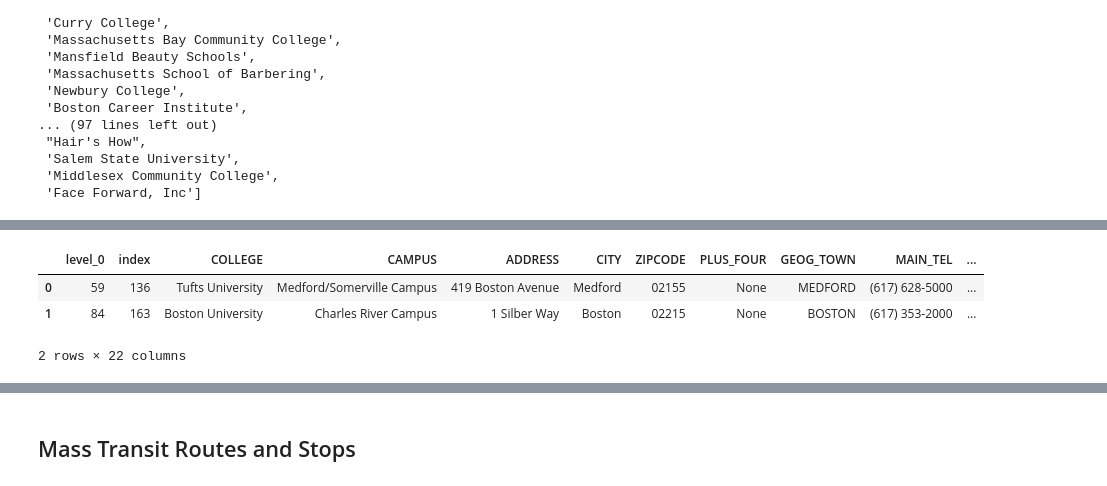
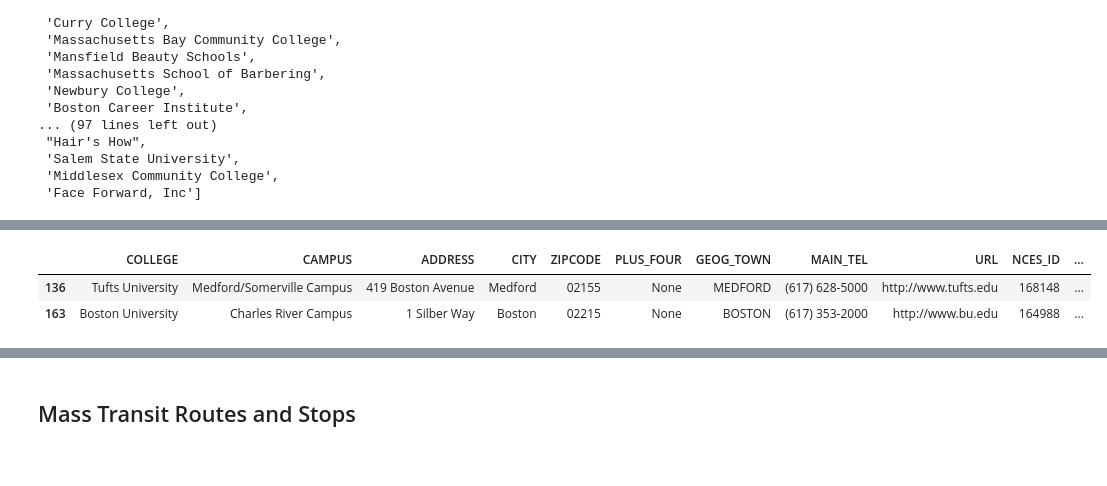
Before and after one commit to jcheng02/uep239-final-project, a Jupyter notebook: jcheng02_uep239_final_project.ipynb, the cells around one changed output, grey strips where cells are left out. Cells and saved outputs as stored; diff of their text form; code cells hidden in the pictures.

```diff
--- a/jcheng02_uep239_final_project.ipynb
+++ b/jcheng02_uep239_final_project.ipynb
@@ -247,7 +247,7 @@ def convert_n_clip(orig_gdf, extent_gdf):
     Convert to the coordinate reference system (CRS) of the original GDF and clip to the extent of the extent GDF.
     """
     orig_gdf = orig_gdf.to_crs(extent_gdf.crs)
-    clipped_gdf = gpd.clip(orig_gdf, extent_gdf).reset_index()
+    clipped_gdf = gpd.clip(orig_gdf, extent_gdf)
     return clipped_gdf
 
 def read_n_clip(filepath, extent_gdf):
@@ -366,11 +365,10 @@ colleges_select
 # %%
-tufts_bu = colleges_select.iloc[[0, 1]].reset_index()
+tufts_bu = colleges_select.iloc[[0, 1]]
 tufts_bu
 # %% [output]
-|  | level_0 | index | COLLEGE | CAMPUS | ADDRESS | CITY | ZIPCODE | PLUS_FOUR | GEOG_TOWN | MAIN_TEL | ... |
-| 0 | 59 | 136 | Tufts University | Medford/Somerville Campus | 419 Boston Avenue | Medford | 02155 | None | MEDFORD | (617) 628-5000 | ... |
-| 1 | 84 | 163 | Boston University | Charles River Campus | 1 Silber Way | Boston | 02215 | None | BOSTON | (617) 353-2000 | ... |
+|  | COLLEGE | CAMPUS | ADDRESS | CITY | ZIPCODE | PLUS_FOUR | GEOG_TOWN | MAIN_TEL | URL | NCES_ID | ... |
+| 136 | Tufts University | Medford/Somerville Campus | 419 Boston Avenue | Medford | 02155 | None | MEDFORD | (617) 628-5000 | http://www.tufts.edu | 168148 | ... |
+| 163 | Boston University | Charles River Campus | 1 Silber Way | Boston | 02215 | None | BOSTON | (617) 353-2000 | http://www.bu.edu | 164988 | ... |
-2 rows × 22 columns
 # %%
 ax = boston_zcta.plot(color='lightgrey', edgecolor='grey', figsize=(12,12))
 boston_water.plot(ax=ax, alpha=0.3)
```
Also changed, not shown: parts of 30 cells of this notebook.
